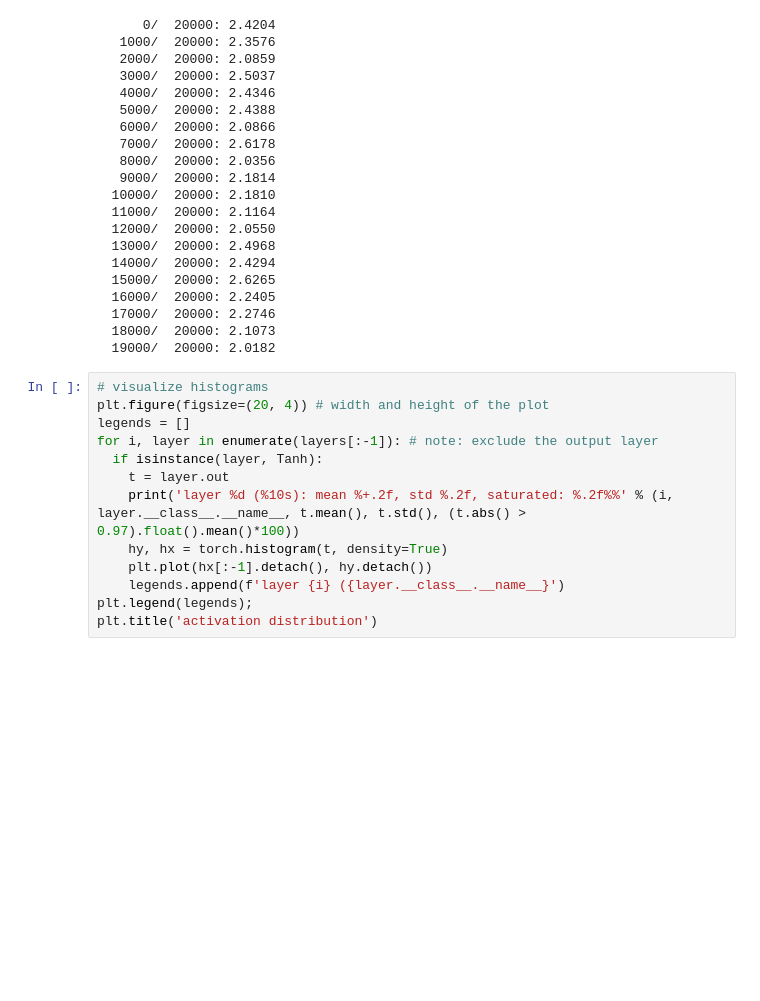
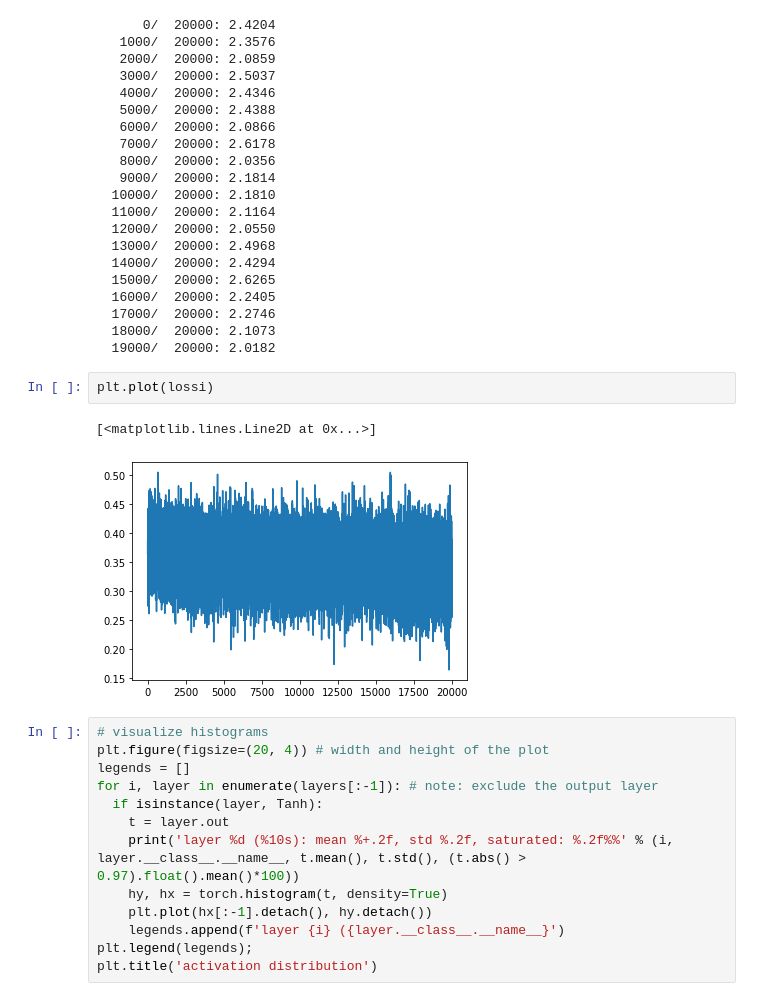
Before and after one commit to VrindavanSanap/makemore, a Jupyter notebook: part3.ipynb, the cells around one changed output. Saved outputs shown, nothing was run; the diff lists cells and outputs as text; blank space fills up the shorter version.

```diff
--- a/part3.ipynb
+++ b/part3.ipynb
@@ -403,6 +403,11 @@ for i in range(max_steps):
   17000/  20000: 2.2746
   18000/  20000: 2.1073
   19000/  20000: 2.0182
+# %%
+plt.plot(lossi)
+# %% [output]
+[<matplotlib.lines.Line2D at 0x...>]
+[figure, added]
 # %%
 # visualize histograms
 plt.figure(figsize=(20, 4)) # width and height of the plot
```
Also changed, not shown: 1 other file.
